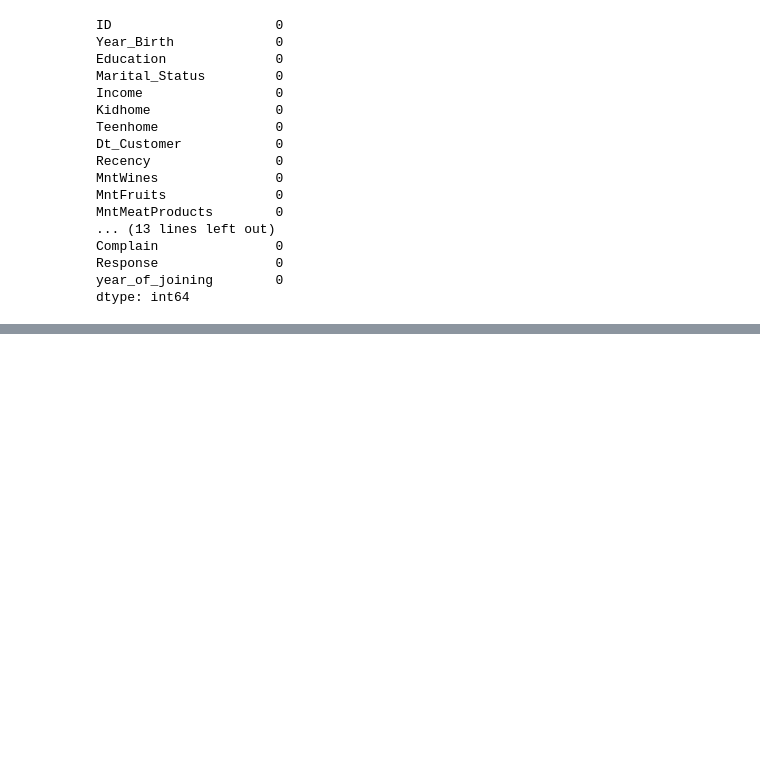
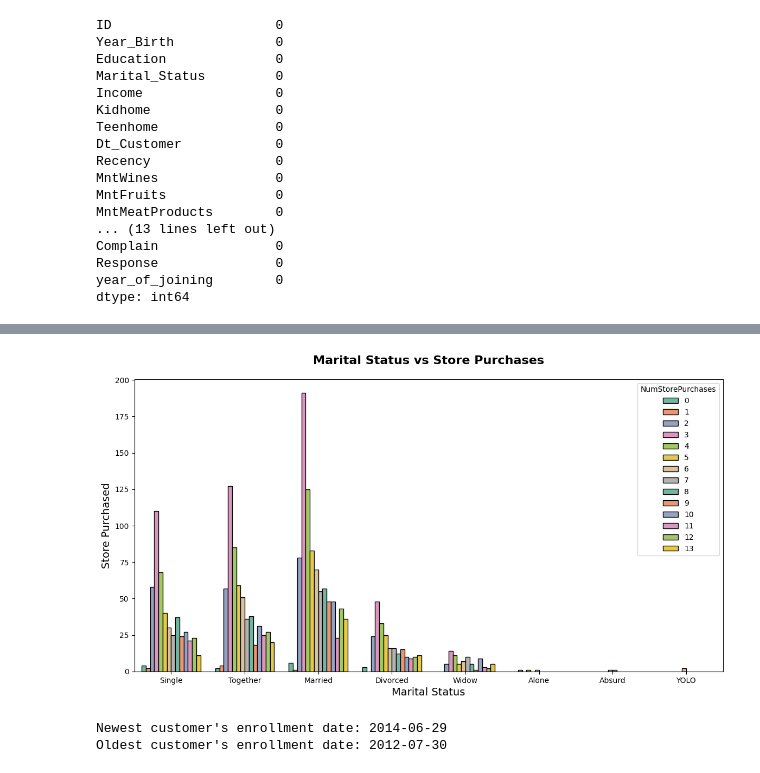
Before and after one commit to ShivamKumarSrivastava/Customer-Categorization, a Jupyter notebook: Notebook/Analysis.ipynb, the cells around one changed output, grey strips where cells are left out. Cells and saved outputs as stored; diff of their text form; code cells hidden in the pictures; blank space fills up the shorter version.

````diff
--- a/Notebook/Analysis.ipynb
+++ b/Notebook/Analysis.ipynb
@@ -309,6 +309,8 @@ for i in range(len(categorical_cols)):
 - For column **```Maritial_Status```**
     - For about **864** customers are married.
     - **Together, single, divorced, widow** are noticeable where **Alone, Absurd and YOLO** categories are very less.
+# %%
+df1 = df.copy()
 # %%
 # counting customer based on their joing year
 
@@ -379,0 +496,22 @@ dtype: int64
+# %%
+# Do men or women, who are most in count
+
+plt.subplots(figsize=(14,7))
+sns.countplot(data=df1, x='Marital_Status', hue='NumStorePurchases', ec='black', palette='Set2')
+plt.title('Marital Status vs Store Purchases', weight='bold', fontsize=16, pad=20)
+plt.xlabel('Marital Status', fontsize=14)
+plt.ylabel('Store Purchased', fontsize=14)
+plt.show()
+# %% [output]
+[figure, added]
+# %%
+dates = []
+for i in raw_df['Dt_Customer']:
+    i = i.date()
+    dates.append(i)
+
+print(f"Newest customer's enrollment date: {max(dates)}")
+print(f"Oldest customer's enrollment date: {min(dates)}")
+# %% [output]
+Newest customer's enrollment date: 2014-06-29
+Oldest customer's enrollment date: 2012-07-30
````
Also changed, not shown: parts of 23 cells of this notebook.
